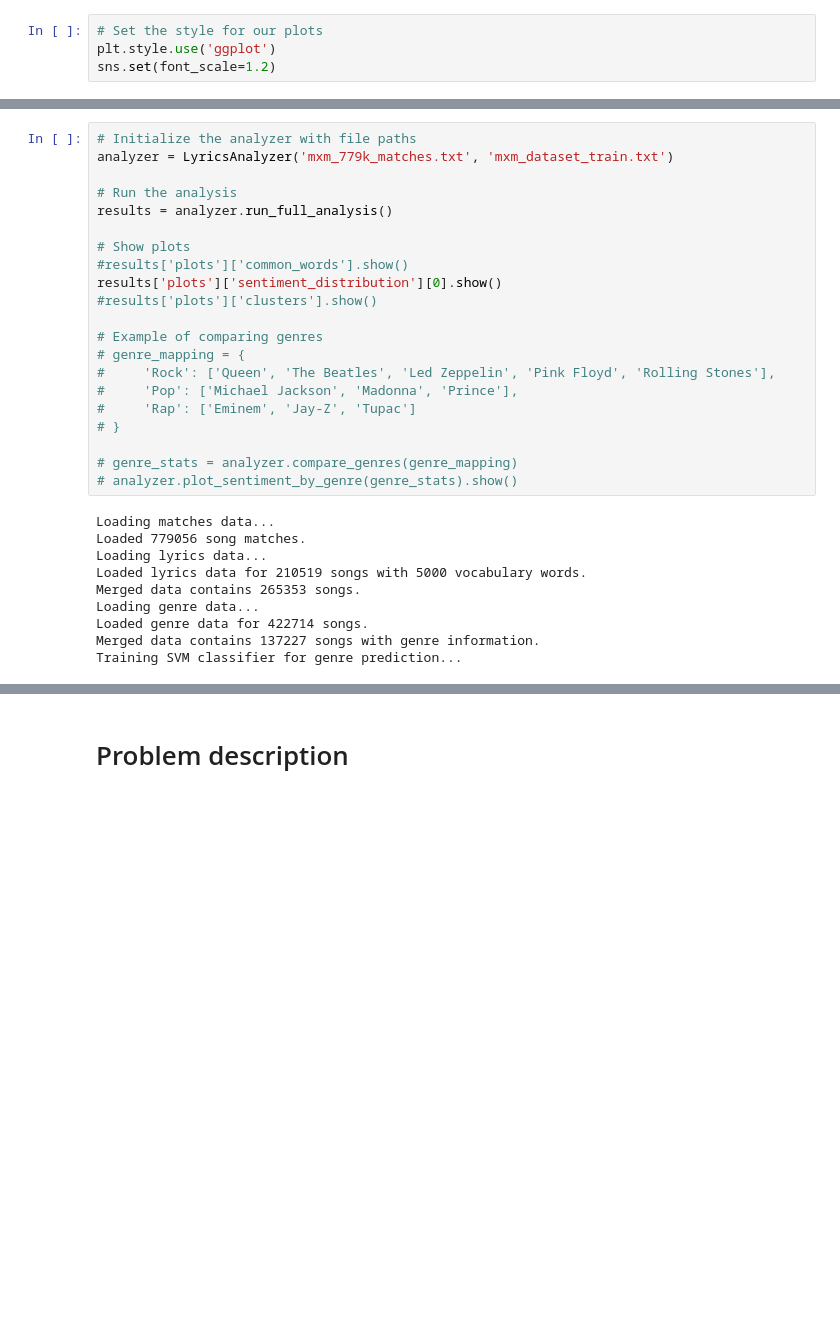
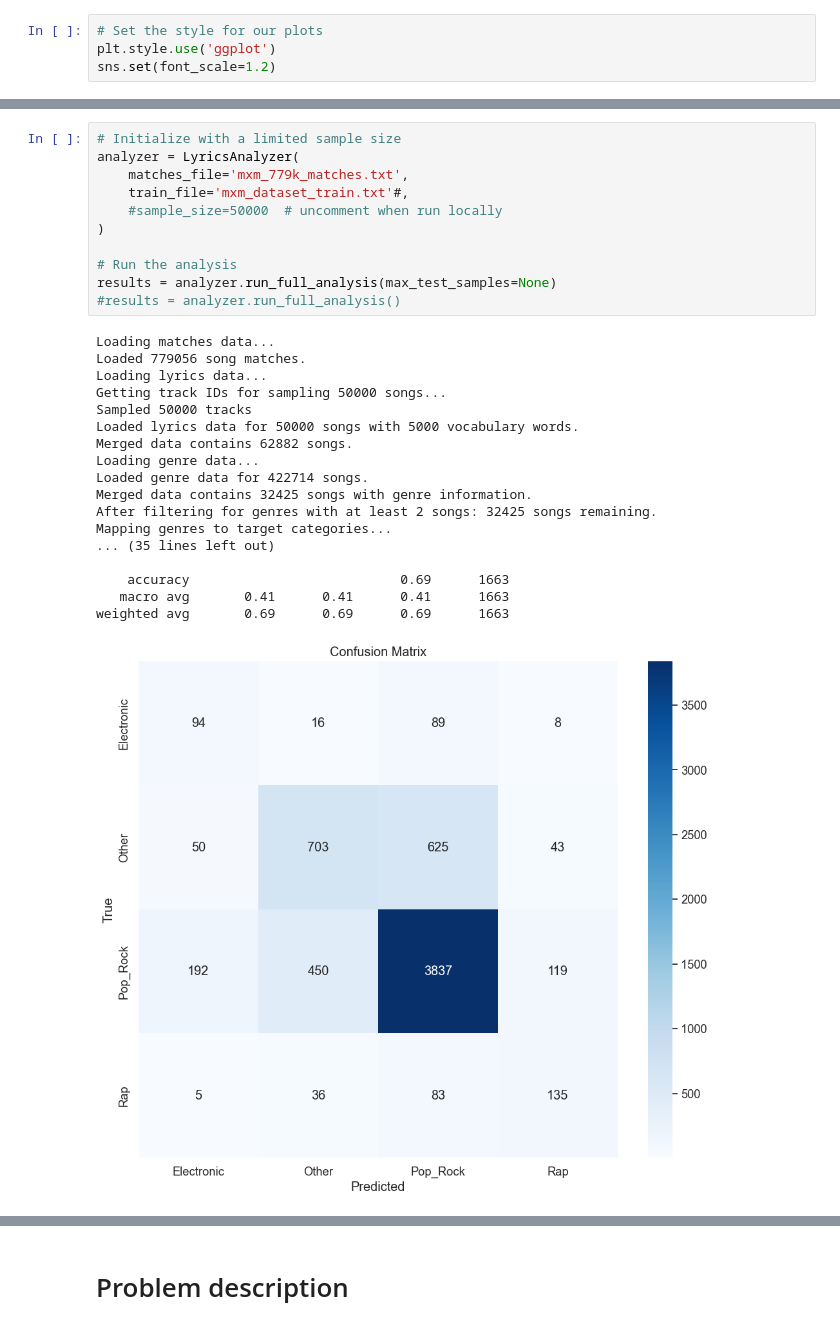
Before and after one commit to eagning1/DE1-G29, a Jupyter notebook: DE1_G29.ipynb, the cells around one changed output, grey strips where cells are left out. Drawn from its saved outputs; the diff is of its cells as text; blank space fills up the shorter version.

Commit message:
cleaned up the code and added the test classification report

```diff
--- a/DE1_G29.ipynb
+++ b/DE1_G29.ipynb
@@ -598,31 +775,30 @@ class LyricsAnalyzer:
-# %%
-# Initialize the analyzer with file paths
-analyzer = LyricsAnalyzer('mxm_779k_matches.txt', 'mxm_dataset_train.txt')
-
-# Run the analysis
-results = analyzer.run_full_analysis()
-
-# Show plots
-#results['plots']['common_words'].show()
-results['plots']['sentiment_distribution'][0].show()
-#results['plots']['clusters'].show()
-
-# Example of comparing genres
-# genre_mapping = {
-#     'Rock': ['Queen', 'The Beatles', 'Led Zeppelin', 'Pink Floyd', 'Rolling Stones'],
-#     'Pop': ['Michael Jackson', 'Madonna', 'Prince'],
-#     'Rap': ['Eminem', 'Jay-Z', 'Tupac']
-# }
-
-# genre_stats = analyzer.compare_genres(genre_mapping)
-# analyzer.plot_sentiment_by_genre(genre_stats).show()
-# %% [output]
-Loading matches data...
-Loaded 779056 song matches.
-Loading lyrics data...
-Loaded lyrics data for 210519 songs with 5000 vocabulary words.
-Merged data contains 265353 songs.
-Loading genre data...
-Loaded genre data for 422714 songs.
-Merged data contains 137227 songs with genre information.
-Training SVM classifier for genre prediction...
+# %%
+# Initialize with a limited sample size
+analyzer = LyricsAnalyzer(
+    matches_file='mxm_779k_matches.txt',
+    train_file='mxm_dataset_train.txt'#,
+    #sample_size=50000  # uncomment when run locally
+)
+
+# Run the analysis
+results = analyzer.run_full_analysis(max_test_samples=None)
+#results = analyzer.run_full_analysis()
+# %% [output]
+Loading matches data...
+Loaded 779056 song matches.
+Loading lyrics data...
+Getting track IDs for sampling 50000 songs...
+Sampled 50000 tracks
+Loaded lyrics data for 50000 songs with 5000 vocabulary words.
+Merged data contains 62882 songs.
+Loading genre data...
+Loaded genre data for 422714 songs.
+Merged data contains 32425 songs with genre information.
+After filtering for genres with at least 2 songs: 32425 songs remaining.
+Mapping genres to target categories...
+... (35 lines left out)
+
+    accuracy                           0.69      1663
+   macro avg       0.41      0.41      0.41      1663
+weighted avg       0.69      0.69      0.69      1663
+[figure, added]
```
Also changed, not shown: parts of 12 cells of this notebook.
